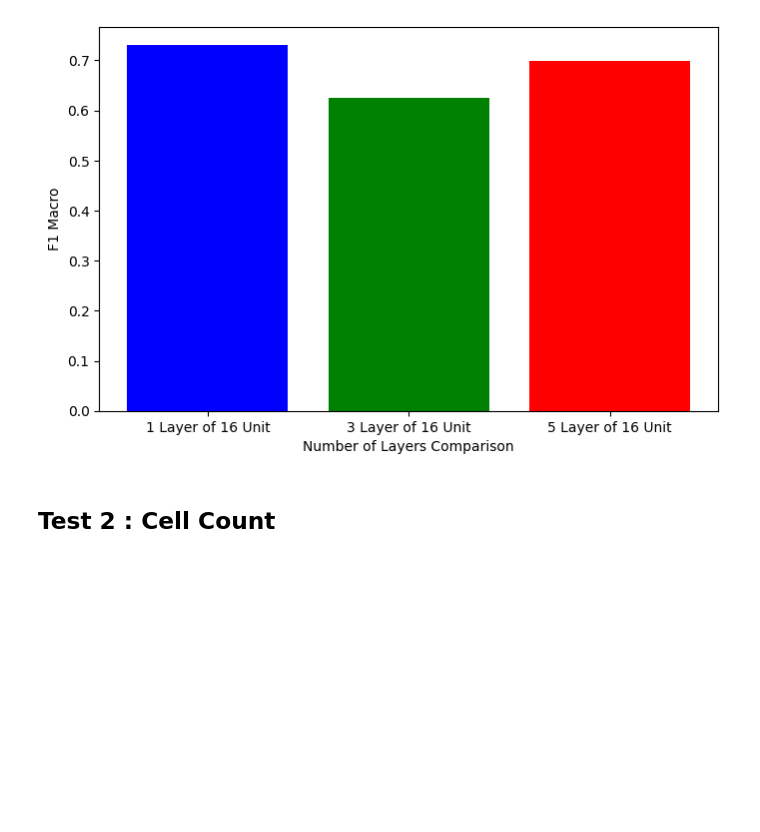
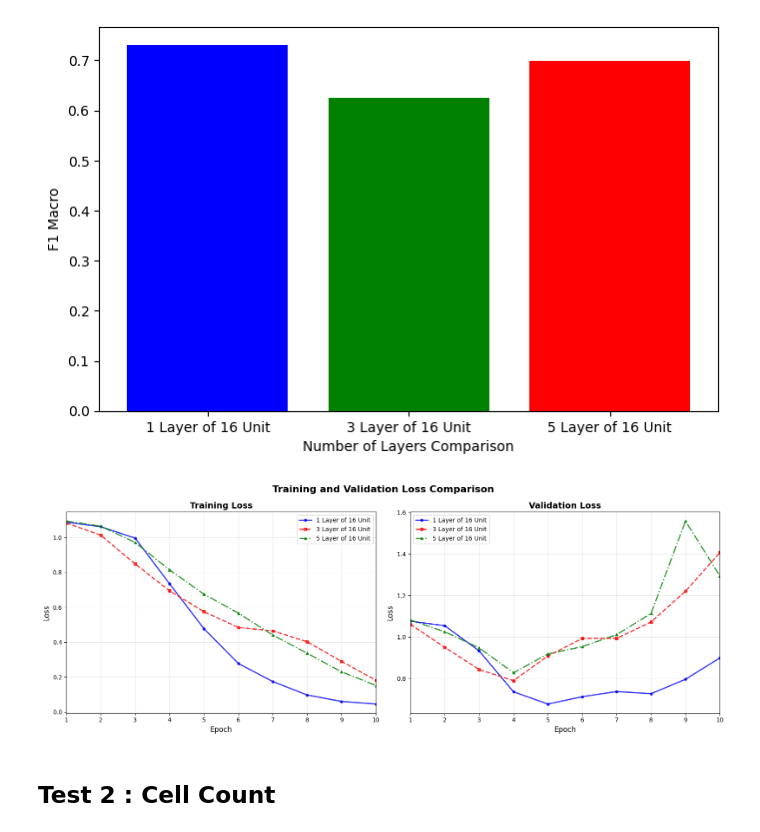
Before and after one commit to fauzanazz/Tubes2_IF3270-CNN-RNN-Scratch, a Jupyter notebook: src/LSTM/Testing.ipynb, the cells around one changed output. Saved outputs shown, nothing was run; the diff lists cells and outputs as text; code cells hidden in the pictures; blank space fills up the shorter version.

Commit message:
feat : Loss graph

```diff
--- a/src/LSTM/Testing.ipynb
+++ b/src/LSTM/Testing.ipynb
@@ -182,6 +183,15 @@ plt.ylabel('F1 Macro')
 # %% [output]
 Text(0, 0.5, 'F1 Macro')
 [figure]
+# %%
+plot_loss_curves(
+    history_1_1,
+    history_1_2,
+    history_1_3,
+    labels=["1 Layer of 16 Unit", "3 Layer of 16 Unit", "5 Layer of 16 Unit"]
+)
+# %% [output]
+[figure, added]
 # %% [markdown]
 ## Test 2 : Cell Count
 # %%
```
Also changed, not shown: parts of 10 cells of this notebook, 11 other files.
